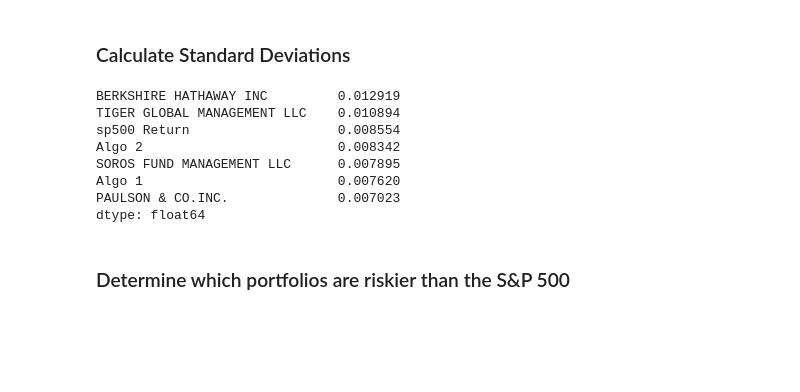
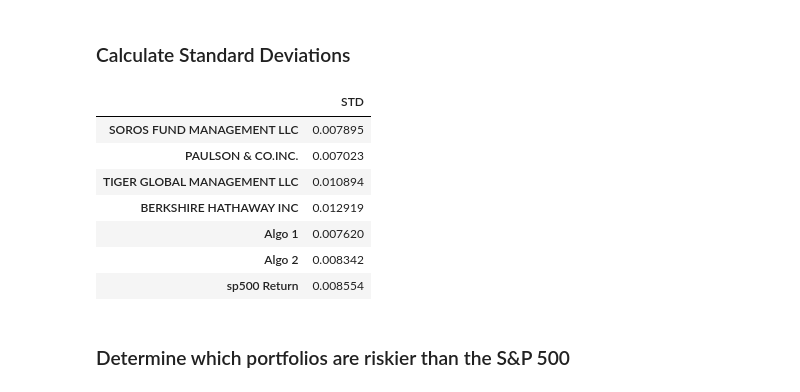
Before and after one commit to Boulaz2002/Pandas-Homework, a Jupyter notebook: portfolio_analysis.ipynb, the cells around one changed output. Saved outputs shown, nothing was run; the diff lists cells and outputs as text; code cells hidden in the pictures; blank space fills up the shorter version.

```diff
--- a/portfolio_analysis.ipynb
+++ b/portfolio_analysis.ipynb
@@ -220,17 +220,18 @@ joined_return.plot(kind="box", figsize = (20,15), title="Portfolio Risk")
 ### Calculate Standard Deviations
 # %%
 # Calculate the daily standard deviations of all portfolios
-daily_std_data = joined_return.std()
-daily_std_data.sort_values(ascending=False)
+daily_std_data = pd.DataFrame(joined_return.std())
+daily_std_data.rename(columns = {0 :"STD"}, inplace= True)
+daily_std_data
 # %% [output]
-BERKSHIRE HATHAWAY INC         0.012919
-TIGER GLOBAL MANAGEMENT LLC    0.010894
-sp500 Return                   0.008554
-Algo 2                         0.008342
-SOROS FUND MANAGEMENT LLC      0.007895
-Algo 1                         0.007620
-PAULSON & CO.INC.              0.007023
-dtype: float64
+|  | STD |
+| SOROS FUND MANAGEMENT LLC | 0.007895 |
+| PAULSON & CO.INC. | 0.007023 |
+| TIGER GLOBAL MANAGEMENT LLC | 0.010894 |
+| BERKSHIRE HATHAWAY INC | 0.012919 |
+| Algo 1 | 0.007620 |
+| Algo 2 | 0.008342 |
+| sp500 Return | 0.008554 |
 # %% [markdown]
 ### Determine which portfolios are riskier than the S&P 500
 # %%
```
Also changed, not shown: parts of 5 cells of this notebook.
